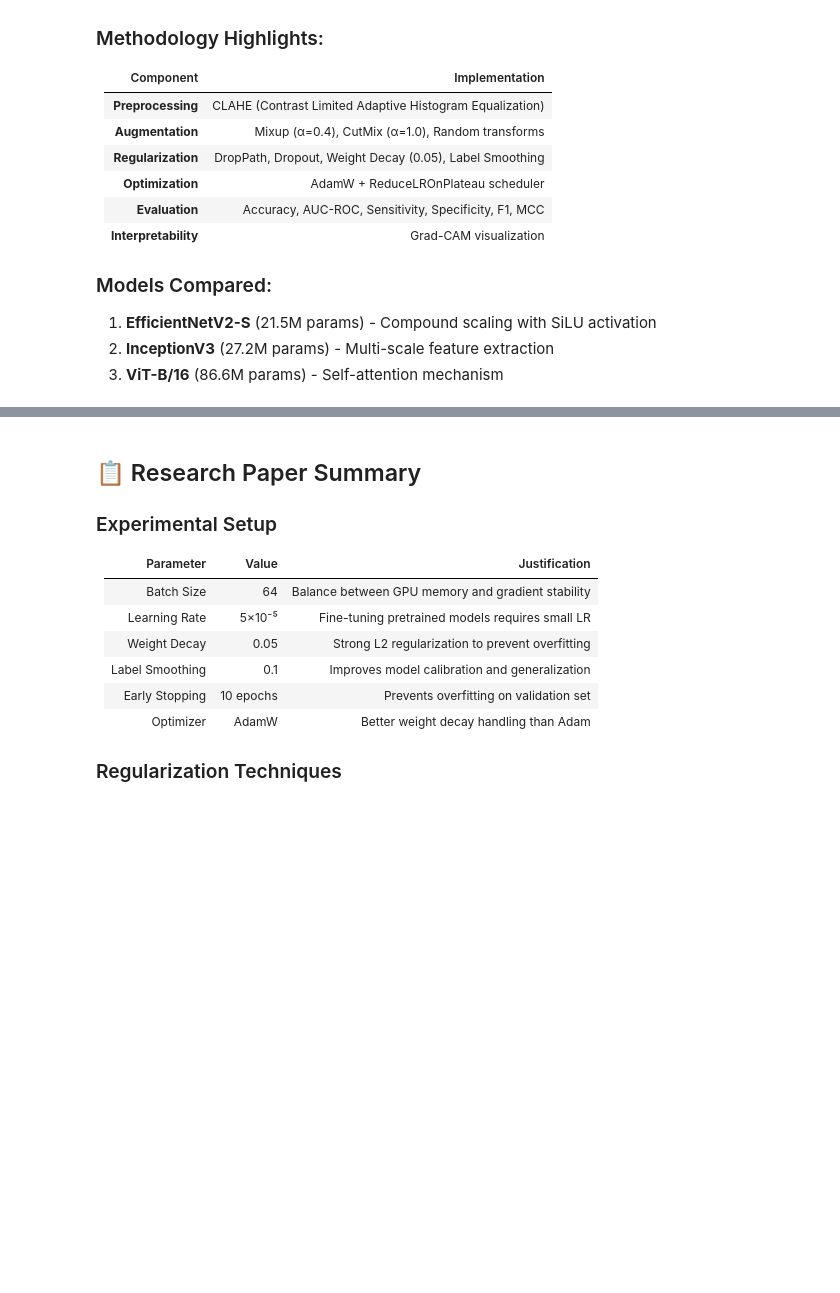
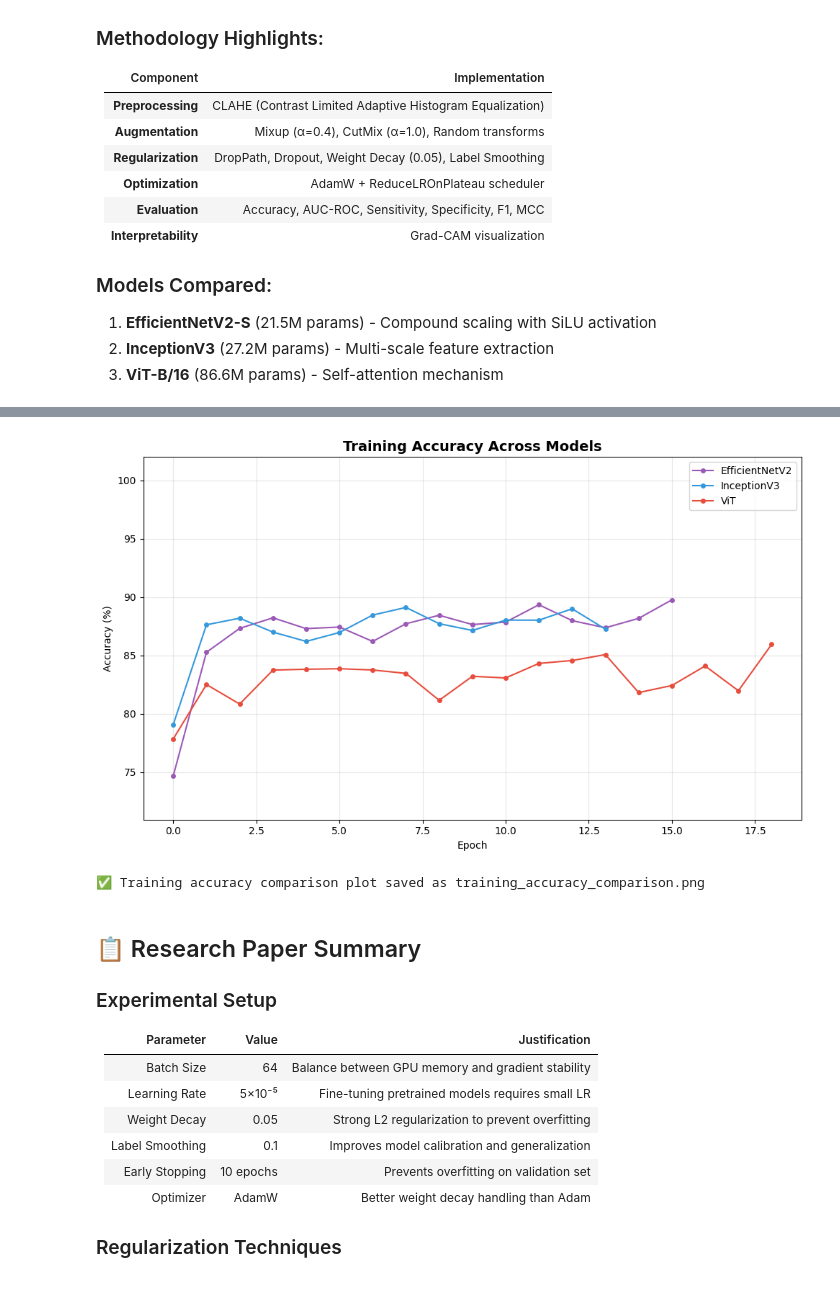
Before and after one commit to madhurchouhan7/PyTorch, a Jupyter notebook: Lung_Cancer/Transfer_learning/transfer_learning_lung_cancer.ipynb, the cells around one changed output, grey strips where cells are left out. Cells and saved outputs as stored; diff of their text form; code cells hidden in the pictures; blank space fills up the shorter version.

```diff
--- a/Lung_Cancer/Transfer_learning/transfer_learning_lung_cancer.ipynb
+++ b/Lung_Cancer/Transfer_learning/transfer_learning_lung_cancer.ipynb
@@ -889,3 +1027,19 @@ print(f"\n🏆 WINNER: {max(test_results, key=test_results.get)} with {max(test_
+# %%
+# 13.1. Training Accuracy Graph (Dedicated)
+fig, ax = plt.subplots(figsize=(10, 6))
+
+for name, h in histories.items():
+    ax.plot(h['train_acc'], '-o', label=name, color=colors[name], ms=4)
+
+ax.set_title('Training Accuracy Across Models', fontsize=14, fontweight='bold')
+ax.set_xlabel('Epoch'); ax.set_ylabel('Accuracy (%)')
+ax.legend(); ax.grid(alpha=0.3)
+ax.set_ylim(min([min(h['train_acc']) for h in histories.values()]) * 0.95, 102) # Adjust ylim for better visibility
+plt.tight_layout(); plt.savefig('training_accuracy_comparison.png', dpi=300); plt.show()
+print("✅ Training accuracy comparison plot saved as training_accuracy_comparison.png")
+# %% [output]
+[figure, added]
+✅ Training accuracy comparison plot saved as training_accuracy_comparison.png
 # %% [markdown]
 ## 📋 Research Paper Summary
 
```
Also changed, not shown: parts of 30 cells of this notebook.
